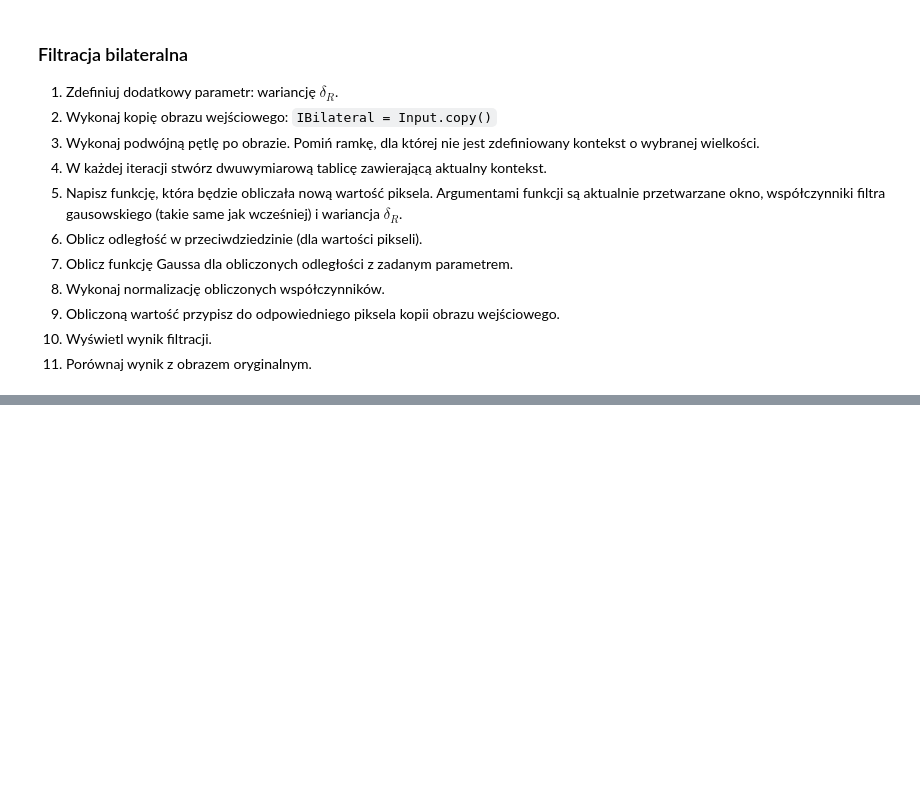
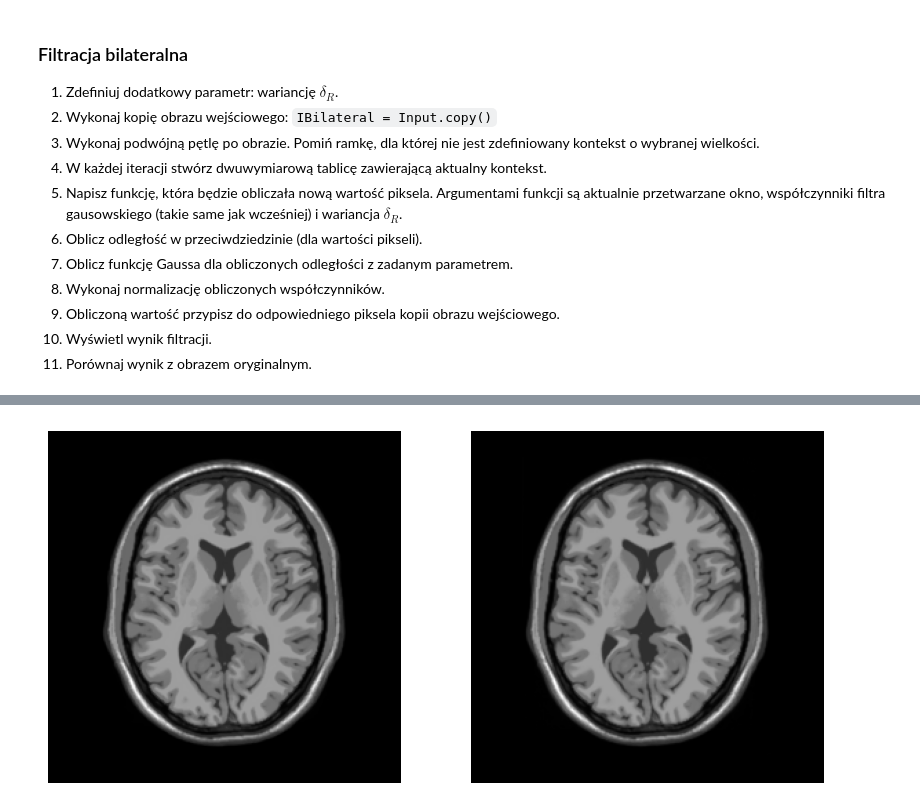
Before and after one commit to michal200292/Digital-Image-Processing, a Jupyter notebook: lab10/07_bilateral.ipynb, the cells around one changed output, grey strips where cells are left out. Saved outputs shown, nothing was run; the diff lists cells and outputs as text; code cells hidden in the pictures; blank space fills up the shorter version.

```diff
--- a/lab10/07_bilateral.ipynb
+++ b/lab10/07_bilateral.ipynb
@@ -165,0 +205,4 @@ Argumentami funkcji są aktualnie przetwarzane okno, współczynniki filtra gaus
+# %%
+bilateral(mat['I_noisefree'], sigma_R=2)
+# %% [output]
+[figure, added]
```
Also changed, not shown: parts of 8 cells of this notebook.
